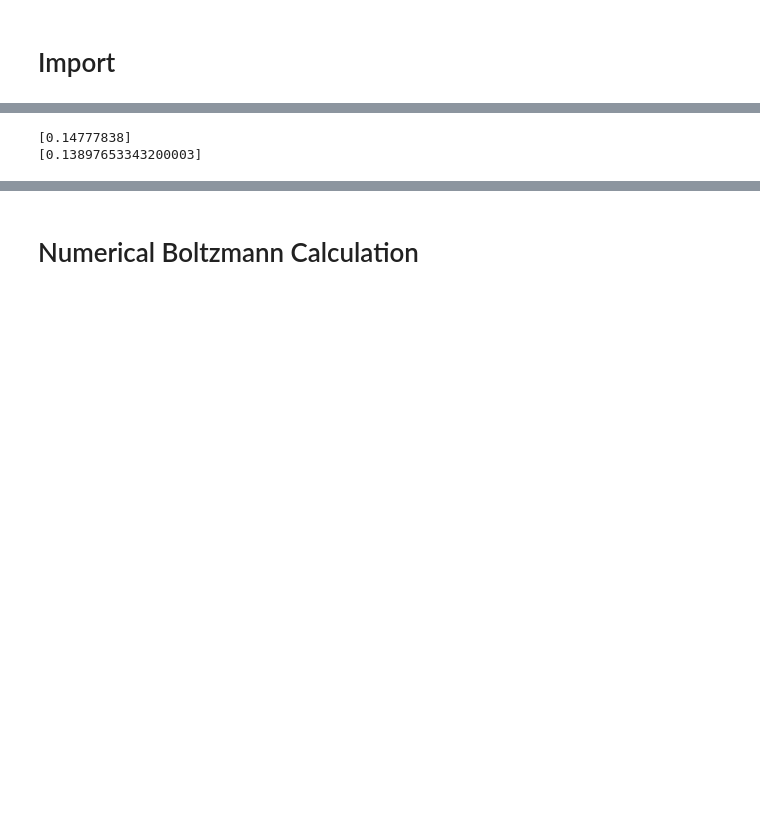
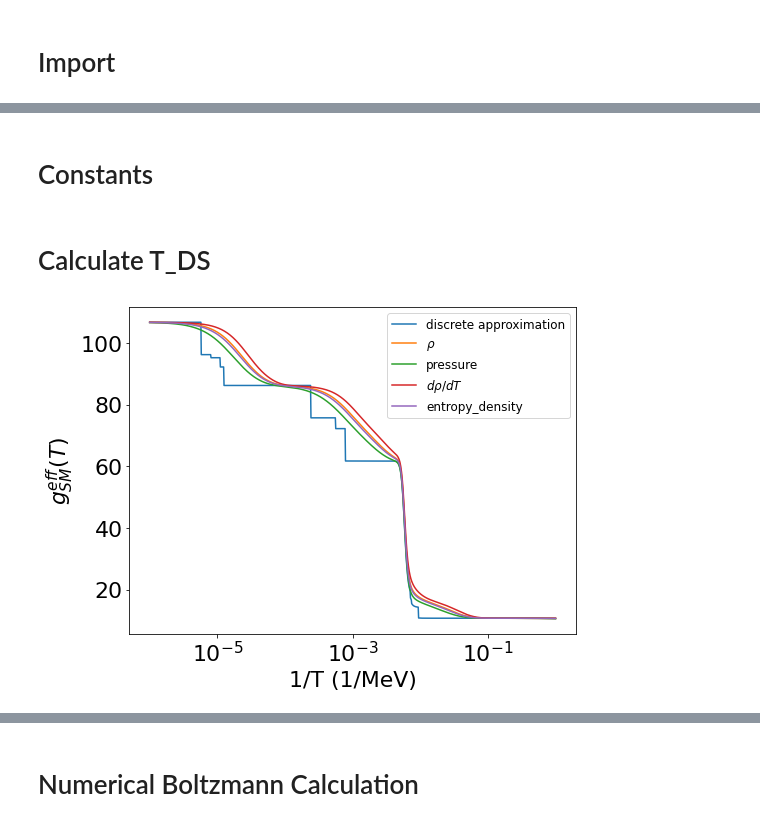
Before and after one commit to JakeSpisak/Sterile-Neutrinos, a Jupyter notebook: analysis.ipynb, the cells around one changed output, grey strips where cells are left out. Drawn from its saved outputs; the diff is of its cells as text; code cells hidden in the pictures; blank space fills up the shorter version.

```diff
--- a/analysis.ipynb
+++ b/analysis.ipynb
@@ -175,9 +16,0 @@ def active_scattering_rate(p, T, flavor):
-# %%
-temp = 10*10**3
-flavor='electron'
-poverT = 1
-print(interp5to150Gev([temp, poverT])*temp)
-print(scattering_coeffs_dict[flavor]([temp, poverT])*Gf**2*poverT*temp**5)
-# %% [output]
-[0.14777838]
-[0.13897653343200003]
@@ -183,0 +19,2 @@ print(scattering_coeffs_dict[flavor]([temp, poverT])*Gf**2*poverT*temp**5)
+# %% [markdown]
+# Constants
@@ -183,0 +65,2 @@ print(scattering_coeffs_dict[flavor]([temp, poverT])*Gf**2*poverT*temp**5)
+# %% [markdown]
+# Calculate T_DS
@@ -183,0 +109,17 @@ print(scattering_coeffs_dict[flavor]([temp, poverT])*Gf**2*poverT*temp**5)
+# %%
+Tdomain = np.logspace(6, 0, 1000)
+#save_thermodynamic_quantities(Tdomain, 'for_boltzmann_calc/SM_thermodynamic_quantities.pkl')
+
+dofs = [ec.compute_SM_relativistic_dof_approx(T) for T in Tdomain]
+plt.figure(figsize=(8,6))
+plt.ylabel(r"$g^{eff}_{SM}(T)$")
+plt.xlabel("1/T (1/MeV)")
+plt.semilogx(1/Tdomain, dofs, label='discrete approximation')
+plt.semilogx(1/Tdomain, ec.SM_energy_density(Tdomain)/(Tdomain**4*np.pi**2/30), label=r'$\rho$')
+plt.semilogx(1/Tdomain, ec.SM_pressure(Tdomain)/(Tdomain**4*np.pi**2/90), label='pressure')
+plt.semilogx(1/Tdomain, ec.SM_drho_dT(Tdomain)/(4*(np.pi**2/30)*Tdomain**3), label=r'$d\rho /dT$')
+plt.semilogx(1/Tdomain, ec.SM_entropy_density(Tdomain)/((4/3.)*(np.pi**2/30)*Tdomain**3), label='entropy_density')
+plt.legend(fontsize=12)
+plt.show()
+# %% [output]
+[figure, added]
```
Also changed, not shown: parts of 62 cells of this notebook, 3 other files.
